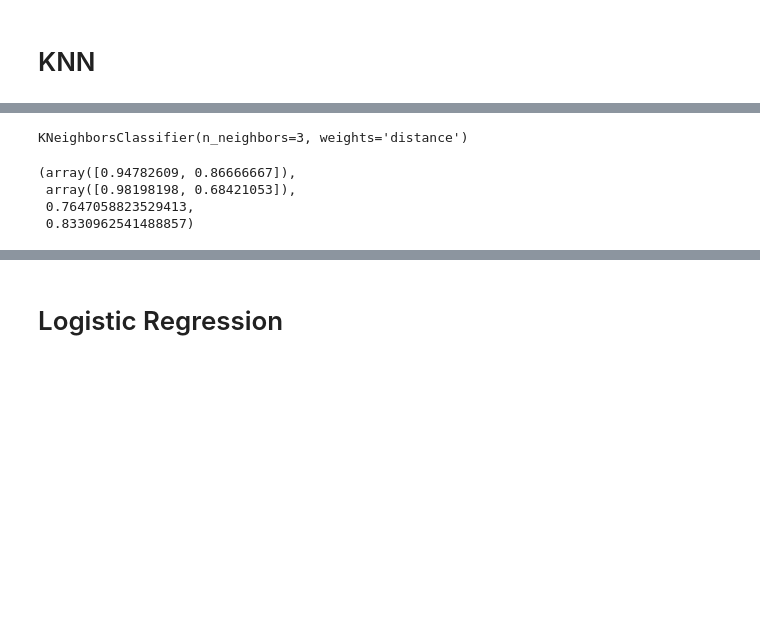
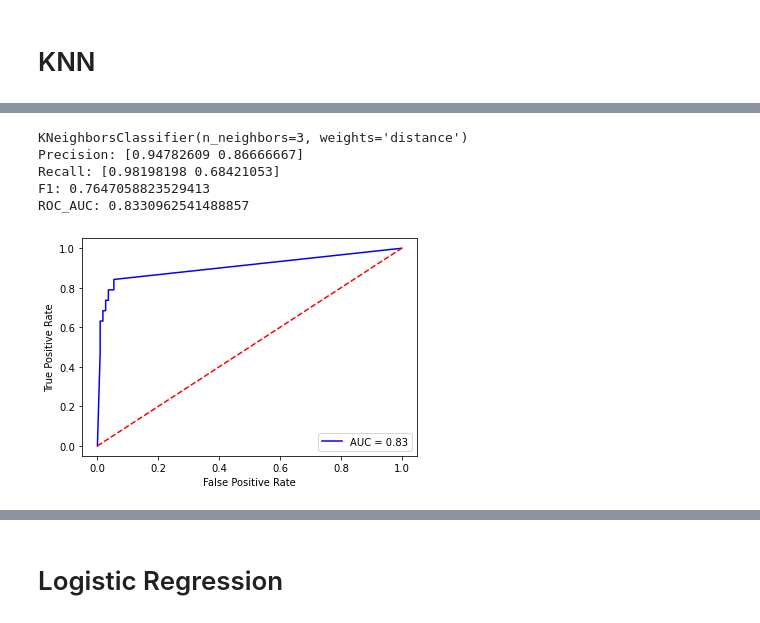
Before and after one commit to YMaher99/Machine-Learning-Course-Project, a Jupyter notebook: covid_merge.ipynb, the cells around one changed output, grey strips where cells are left out. Drawn from its saved outputs; the diff is of its cells as text; code cells hidden in the pictures; blank space fills up the shorter version.

```diff
--- a/covid_merge.ipynb
+++ b/covid_merge.ipynb
@@ -252,14 +241,16 @@ Bad idea
 # %%
-# scaled_columns =['age', 'diff_sym_hos']
 scaled_columns=['diff_sym_hos']
 df_scaled = scale(scaled_columns,df_encoded )
 X_train, X_validate, X_test, y_train, y_validate, y_test = split(df_scaled)
 best_knn = knn_validate(X_train, X_validate, y_train, y_validate)
 print(best_knn)
-train_test(best_knn, X_train, X_test, y_train, y_test)
+precision,recall,f1,roc_auc = train_test(best_knn, X_train, X_test, y_train, y_test)
+print(f"Precision: {precision}\nRecall: {recall}\nF1: {f1}\nROC_AUC: {roc_auc}")
+draw_roc_curve(best_knn,X_test,y_test)
 # %% [output]
 KNeighborsClassifier(n_neighbors=3, weights='distance')
+Precision: [0.94782609 0.86666667]
+Recall: [0.98198198 0.68421053]
+F1: 0.7647058823529413
+ROC_AUC: 0.8330962541488857
-(array([0.94782609, 0.86666667]),
- array([0.98198198, 0.68421053]),
- 0.7647058823529413,
- 0.8330962541488857)
+[figure, added]
```
Also changed, not shown: parts of 81 cells of this notebook, 2 other files.
